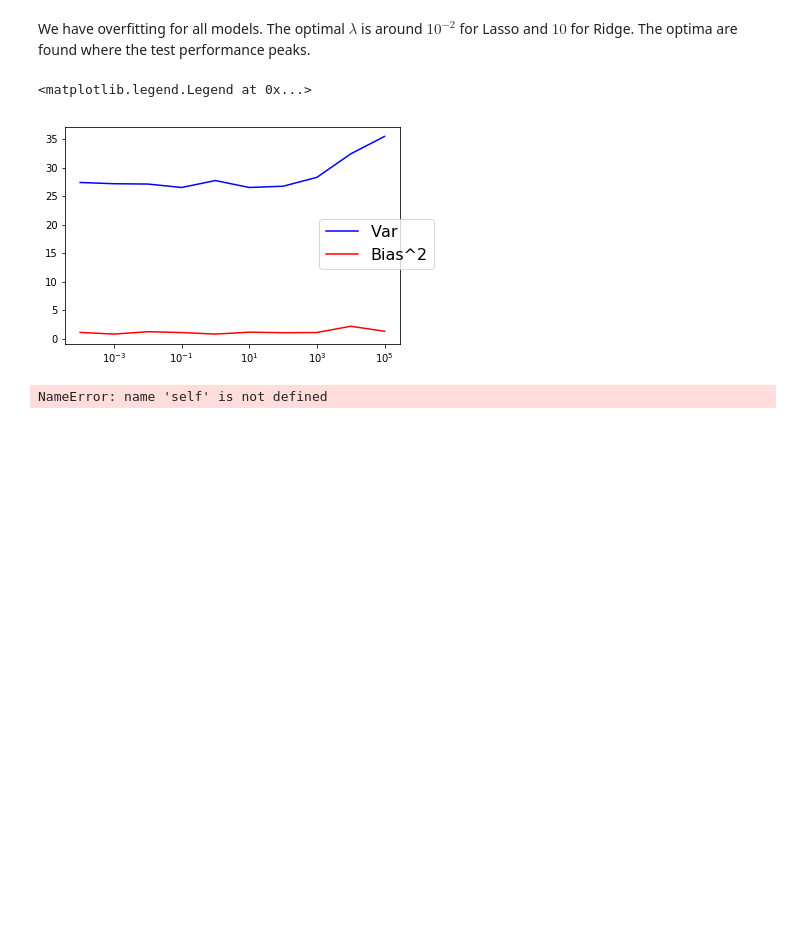
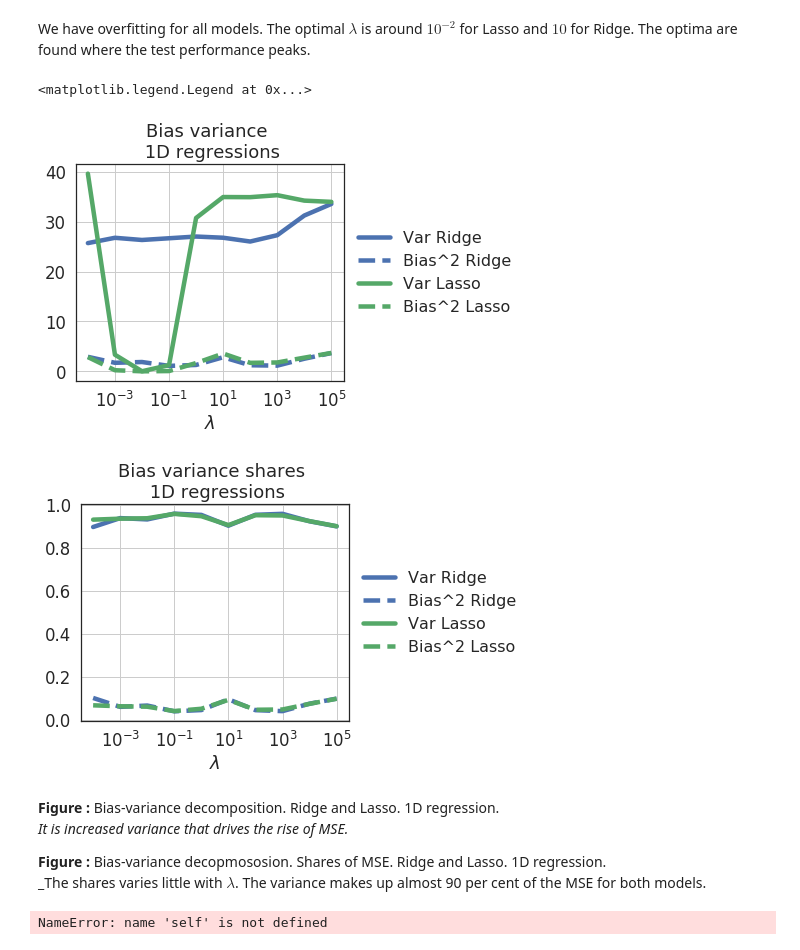
Before and after one commit to kaaja/ADAML, a Jupyter notebook: m2/m2.ipynb, the cells around one changed output. Drawn from its saved outputs; the diff is of its cells as text; code cells hidden in the pictures; blank space fills up the shorter version.

Commit message:
bootstrap bias-variance done

```diff
--- a/m2/m2.ipynb
+++ b/m2/m2.ipynb
@@ -279,15 +312,63 @@ for lmbda in lmbdas:
     biases.append(bias2UnknownF)
     totals.append(totalUnknownF)
 #print(mseUnknownF, sdUnknownF, bias2UnknownF, totalUnknownF)
-# %%
-#print(mseUnknownF, sdUnknownF, bias2UnknownF, totalUnknownF)
-fig, ax = plt.subplots()
-ax.semilogx(lmbdas, sds, 'b',label='Var')
-ax.semilogx(lmbdas, biases, 'r',label='Bias^2')
-fig.legend(loc='right',fontsize=16)
-# %% [output]
-<matplotlib.legend.Legend at 0x...>
-[figure, removed]
+# %%
+msePlot = OrderedDict()
+varPlot = OrderedDict()
+biasPlot = OrderedDict()
+totalPlot = OrderedDict()
+
+models = ['ridge', 'lasso']
+for model in models:
+    msePlot[model] = []
+    varPlot[model] = []
+    biasPlot[model] = []
+    totalPlot[model] = []
+
+
+for model in models:
+    for i in range(len(mses)):
+        msePlot[model].append(mses[i][model])
+        varPlot[model].append(sds[i][model])
+        biasPlot[model].append(biases[i][model])
+        totalPlot[model].append(totals[i][model])
+# %%
+#print(mseUnknownF, sdUnknownF, bias2UnknownF, totalUnknownF)
+fig, ax = plt.subplots()
+ax.semilogx(lmbdas, varPlot[models[0]], 'b',label='Var Ridge')
+ax.semilogx(lmbdas, biasPlot[models[0]], '--b',label='Bias^2 Ridge')
+ax.semilogx(lmbdas, varPlot[models[1]], 'g',label='Var Lasso')
+ax.semilogx(lmbdas, biasPlot[models[1]], '--g',label='Bias^2 Lasso')
+ax.set_xlabel(r'$\lambda$')
+ax.set_title('Bias variance \n 1D regressions')
+#fig.legend(loc='right',fontsize=16)
+box = ax.get_position()
+ax.set_position([box.x0, box.y0, box.width * 0.8, box.height])
+ax.legend(loc='center left', bbox_to_anchor=(1, 0.5)\
+, fontsize = 16)
+
+fig, ax = plt.subplots()
+ax.semilogx(lmbdas, np.array(varPlot[models[0]])/np.array(msePlot[models[0]]), 'b',label='Var Ridge')
+ax.semilogx(lmbdas, np.array(biasPlot[models[0]])/np.array(msePlot[models[0]]), '--b',label='Bias^2 Ridge')
+ax.semilogx(lmbdas, np.array(varPlot[models[1]])/np.array(msePlot[models[1]]), 'g',label='Var Lasso')
+ax.semilogx(lmbdas, np.array(biasPlot[models[1]])/np.array(msePlot[models[1]]), '--g',label='Bias^2 Lasso')
+ax.set_xlabel(r'$\lambda$')
+ax.set_title('Bias variance shares \n 1D regressions')
+#fig.legend(loc='right',fontsize=16)
+box = ax.get_position()
+ax.set_position([box.x0, box.y0, box.width * 0.8, box.height])
+ax.legend(loc='center left', bbox_to_anchor=(1, 0.5)\
+, fontsize = 16)
+# %% [output]
+<matplotlib.legend.Legend at 0x...>
+[figure, added]
+[figure, added]
+# %% [markdown]
+__Figure :__ Bias-variance decomposition. Ridge and Lasso. 1D regression. <br>
+_It is increased variance that drives the rise of MSE._ <br>
+
+__Figure :__ Bias-variance decopmososion. Shares of MSE. Ridge and Lasso. 1D regression. <br>
+_The shares varies little with $\lambda$. The variance makes up almost 90 per cent of the MSE for both models.
 # %%
 from collections import OrderedDict
 
```
Also changed, not shown: parts of 3 cells of this notebook.
